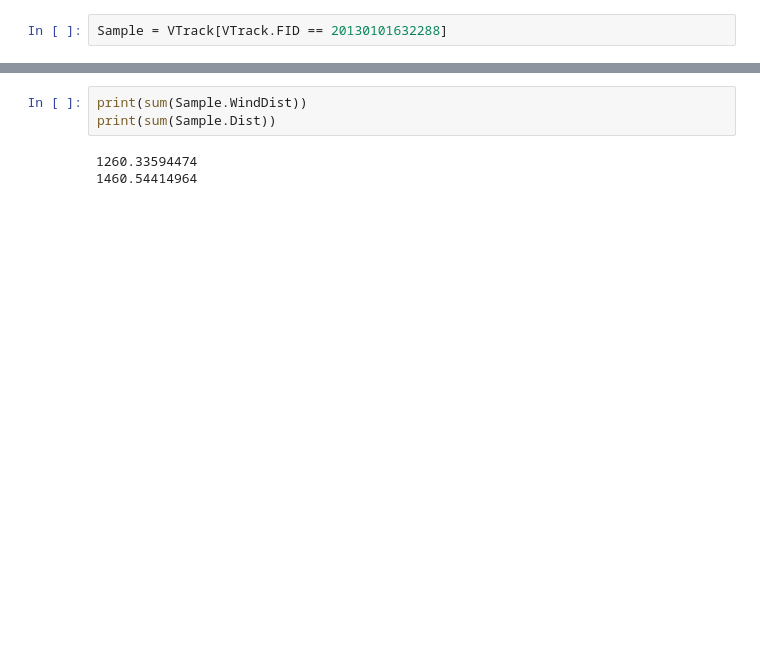
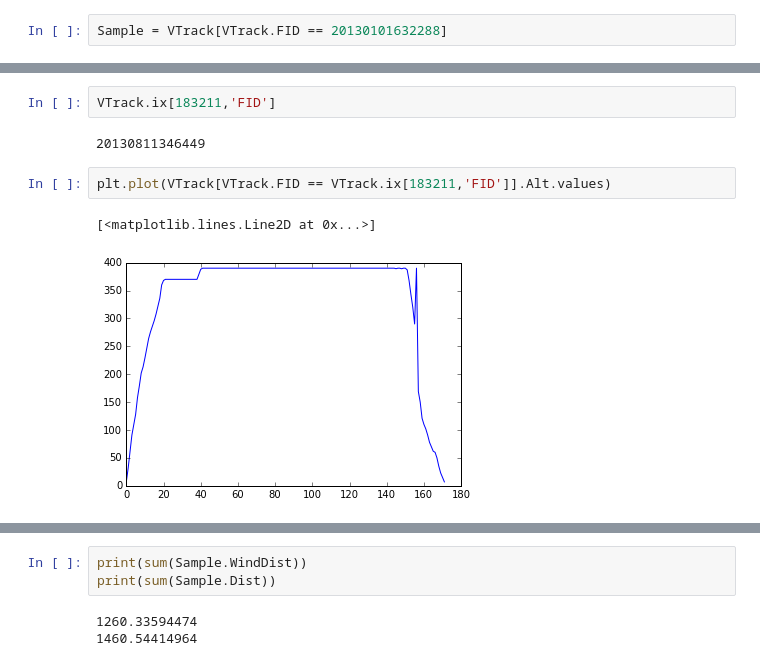
Before and after one commit to JeromeBlanchet/Wind_Mining, a Jupyter notebook: WindData_Debug.ipynb, the cells around one changed output, grey strips where cells are left out. Drawn from its saved outputs; the diff is of its cells as text; blank space fills up the shorter version.

```diff
--- a/WindData_Debug.ipynb
+++ b/WindData_Debug.ipynb
@@ -141,0 +174,9 @@ Sample.head(3)
+# %%
+VTrack.ix[183211,'FID']
+# %% [output]
+20130811346449
+# %%
+plt.plot(VTrack[VTrack.FID == VTrack.ix[183211,'FID']].Alt.values)
+# %% [output]
+[<matplotlib.lines.Line2D at 0x...>]
+[figure, added]
```
Also changed, not shown: parts of 37 cells of this notebook, 1 other file.
